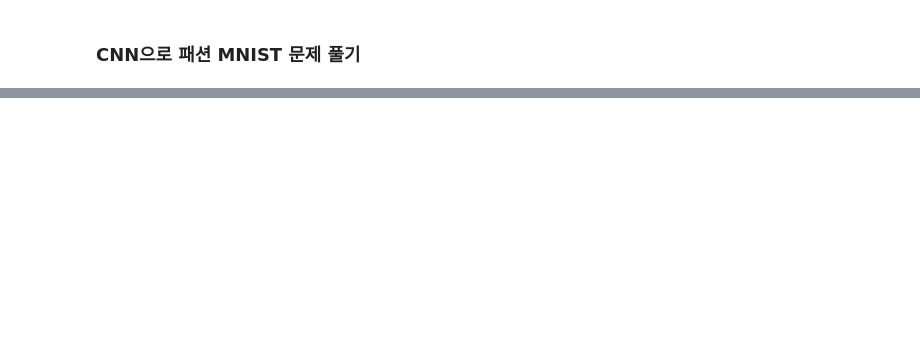
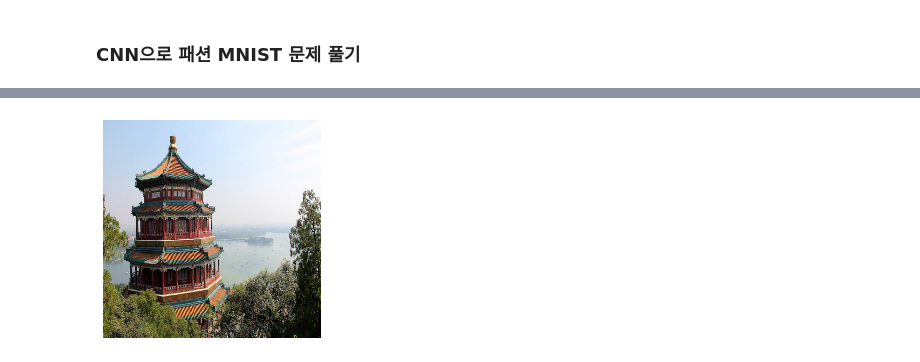
Before and after one commit to solyourock/ML_study, a Jupyter notebook: Hands_on/Chap14/chap_14.ipynb, the cells around one changed output, grey strips where cells are left out. Saved outputs shown, nothing was run; the diff lists cells and outputs as text; code cells hidden in the pictures; blank space fills up the shorter version.

```diff
--- a/Hands_on/Chap14/chap_14.ipynb
+++ b/Hands_on/Chap14/chap_14.ipynb
@@ -315,0 +417,6 @@ Epoch 10/10
+# %%
+images_resized = tf.image.resize(images, [224, 224])
+plot_color_image(images_resized[0])
+plt.show()
+# %% [output]
+[figure, added]
```
Also changed, not shown: parts of 44 cells of this notebook.
